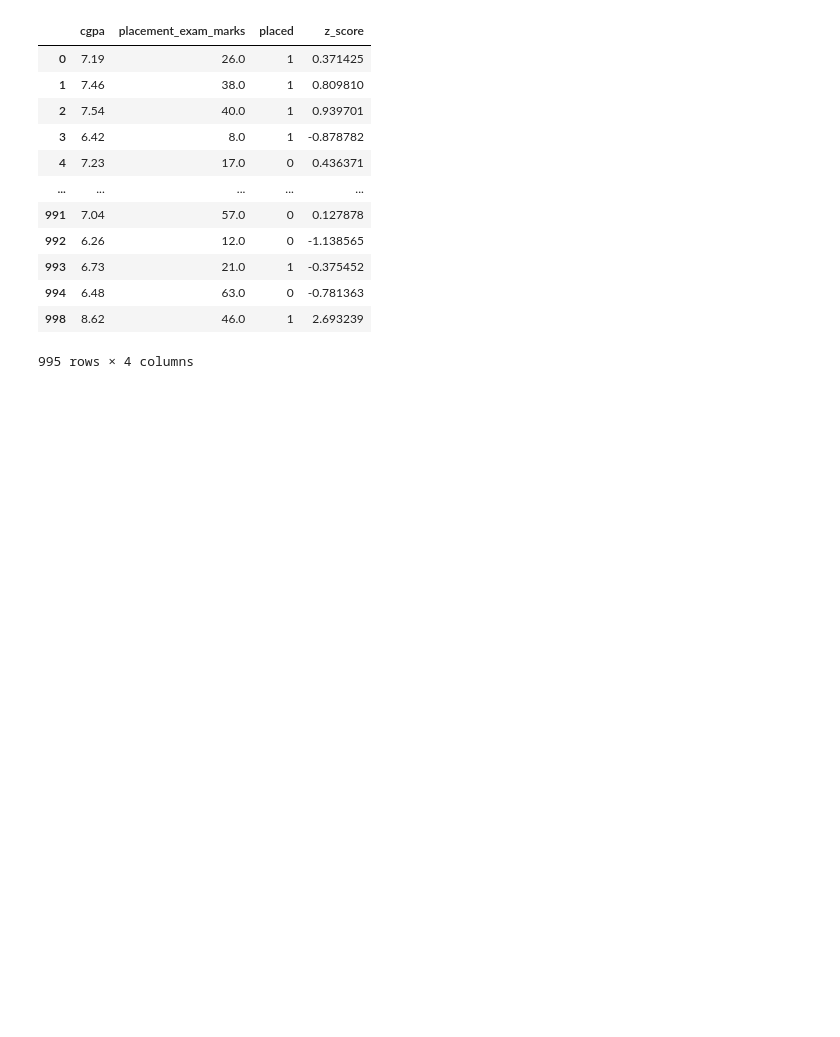
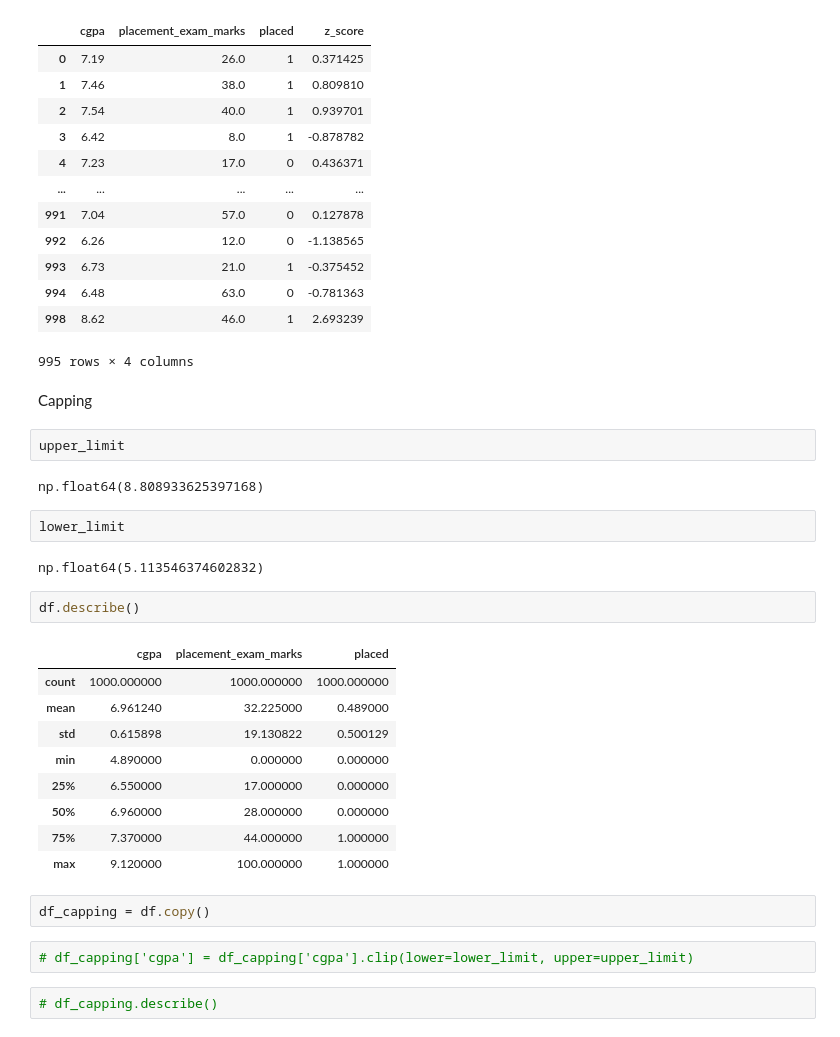
Before and after one commit to HirenGajjar/ai-ml, a Jupyter notebook: 41_42_outliers/41_z_score.ipynb, the cells around one changed output. Saved outputs shown, nothing was run; the diff lists cells and outputs as text; blank space fills up the shorter version.

Commit message:
capping on upper and lower limits

```diff
--- a/41_42_outliers/41_z_score.ipynb
+++ b/41_42_outliers/41_z_score.ipynb
@@ -167,3 +167,31 @@ df_z[(df_z.z_score < 3 )& (df_z.z_score > -3 )]
 | 994 | 6.48 | 63.0 | 0 | -0.781363 |
 | 998 | 8.62 | 46.0 | 1 | 2.693239 |
 995 rows × 4 columns
+# %% [markdown]
+Capping
+# %%
+upper_limit
+# %% [output]
+np.float64(8.808933625397168)
+# %%
+lower_limit
+# %% [output]
+np.float64(5.113546374602832)
+# %%
+df.describe()
+# %% [output]
+|  | cgpa | placement_exam_marks | placed |
+| count | 1000.000000 | 1000.000000 | 1000.000000 |
+| mean | 6.961240 | 32.225000 | 0.489000 |
+| std | 0.615898 | 19.130822 | 0.500129 |
+| min | 4.890000 | 0.000000 | 0.000000 |
+| 25% | 6.550000 | 17.000000 | 0.000000 |
+| 50% | 6.960000 | 28.000000 | 0.000000 |
+| 75% | 7.370000 | 44.000000 | 1.000000 |
+| max | 9.120000 | 100.000000 | 1.000000 |
+# %%
+df_capping = df.copy()
+# %%
+# df_capping['cgpa'] = df_capping['cgpa'].clip(lower=lower_limit, upper=upper_limit)
+# %%
+# df_capping.describe()
```
Also changed, not shown: parts of 2 cells of this notebook.
